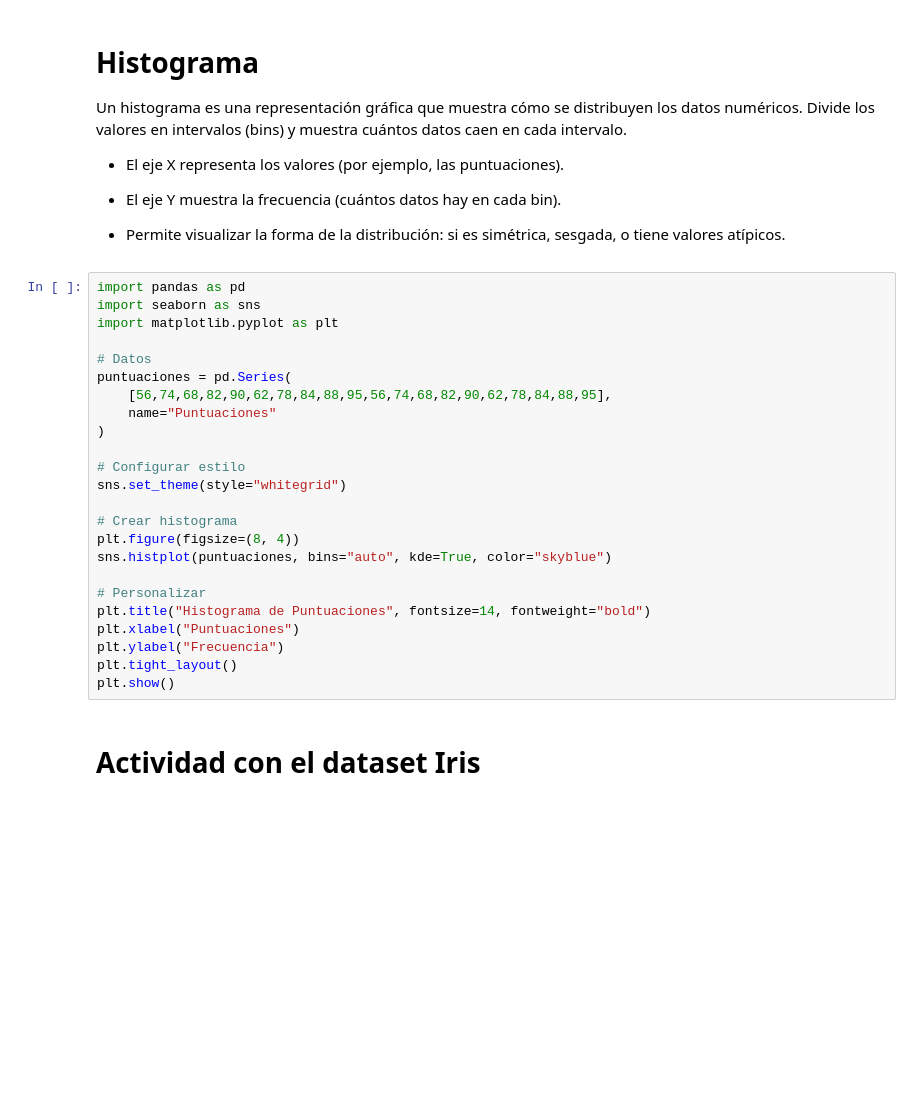
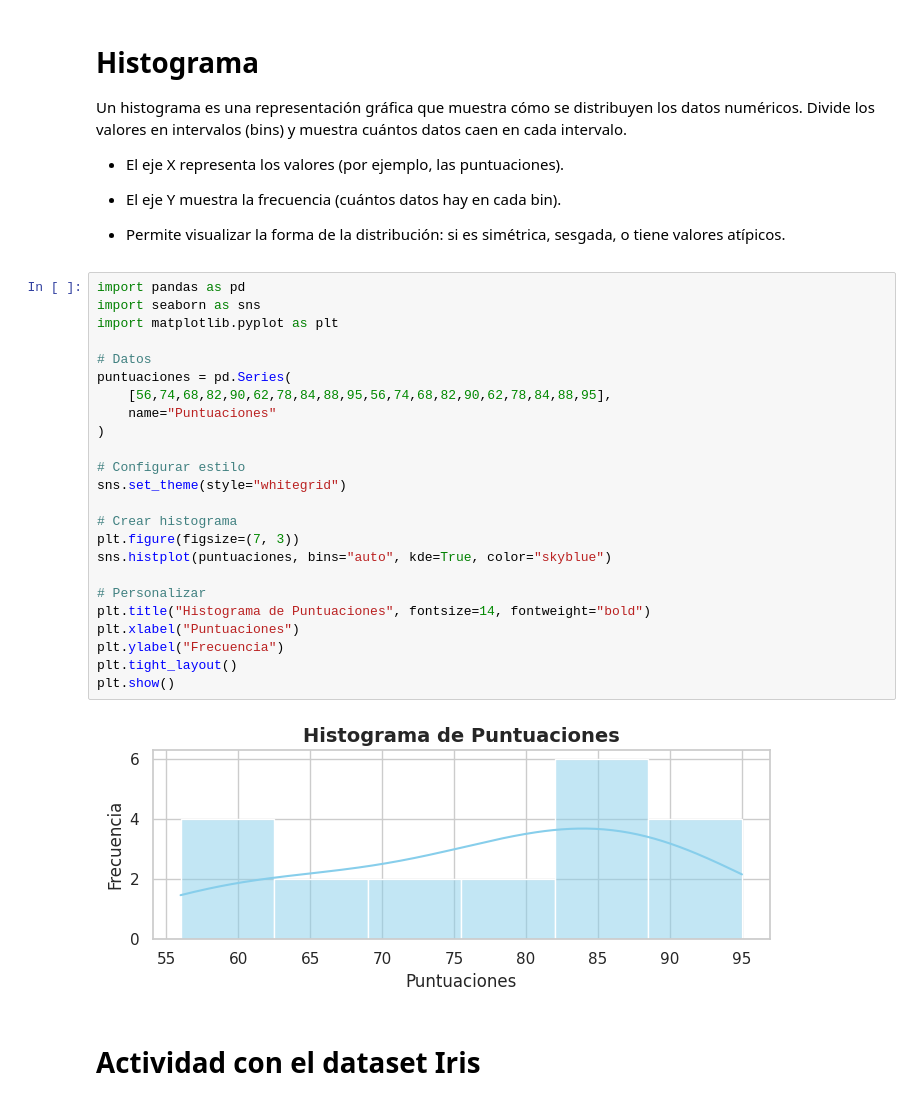
Before and after one commit to gafitabaires/TT-2C2025-Data-Analitycs-Notebooks, a Jupyter notebook: Clase_9/Clase_9_Estadistica_descriptiva.ipynb, the cells around one changed output. Drawn from its saved outputs; the diff is of its cells as text; blank space fills up the shorter version.

```diff
--- a/Clase_9/Clase_9_Estadistica_descriptiva.ipynb
+++ b/Clase_9/Clase_9_Estadistica_descriptiva.ipynb
@@ -218,27 +278,29 @@ Divide los valores en intervalos (bins) y muestra cuántos datos caen en cada in
 # %%
 import pandas as pd
 import seaborn as sns
 import matplotlib.pyplot as plt
 
 # Datos
 puntuaciones = pd.Series(
     [56,74,68,82,90,62,78,84,88,95,56,74,68,82,90,62,78,84,88,95],
     name="Puntuaciones"
 )
 
 # Configurar estilo
 sns.set_theme(style="whitegrid")
 
 # Crear histograma
-plt.figure(figsize=(8, 4))
+plt.figure(figsize=(7, 3))
 sns.histplot(puntuaciones, bins="auto", kde=True, color="skyblue")
 
 # Personalizar
 plt.title("Histograma de Puntuaciones", fontsize=14, fontweight="bold")
 plt.xlabel("Puntuaciones")
 plt.ylabel("Frecuencia")
 plt.tight_layout()
 plt.show()
+# %% [output]
+[figure, added]
 # %% [markdown]
 # Actividad con el dataset Iris
 # %% [markdown]
```
Also changed, not shown: parts of 24 cells of this notebook.
